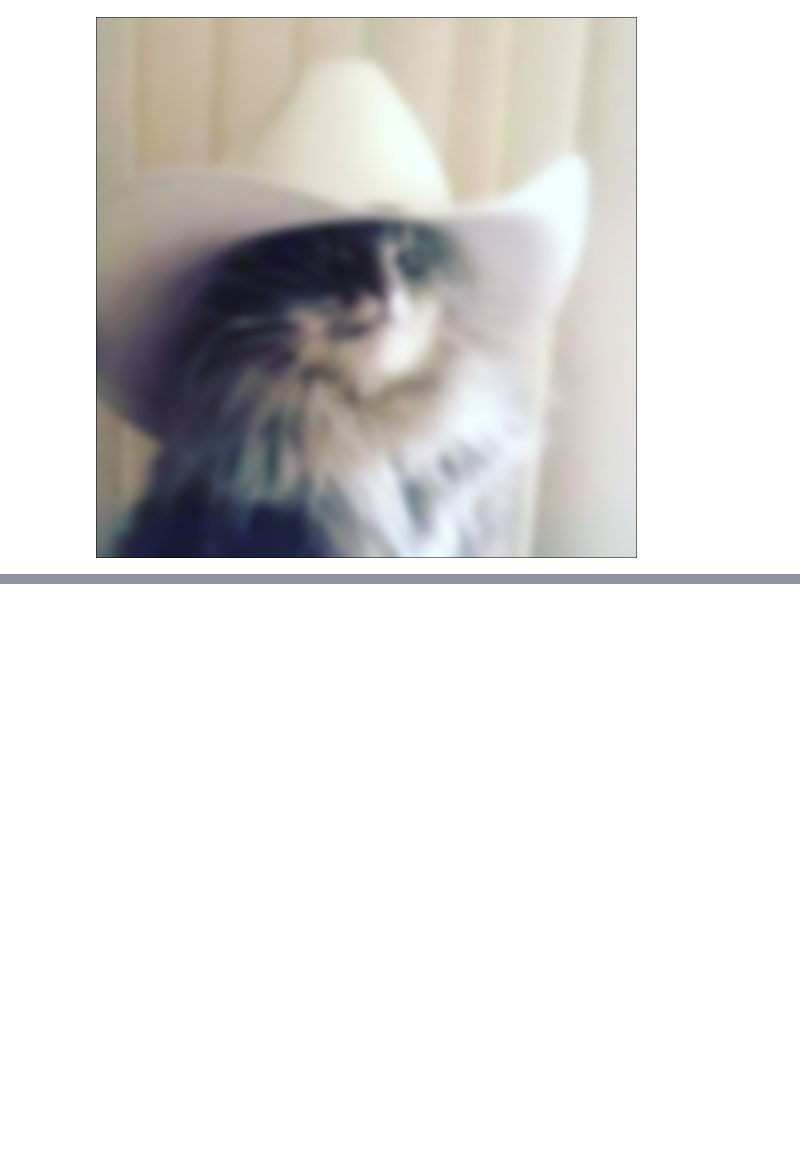
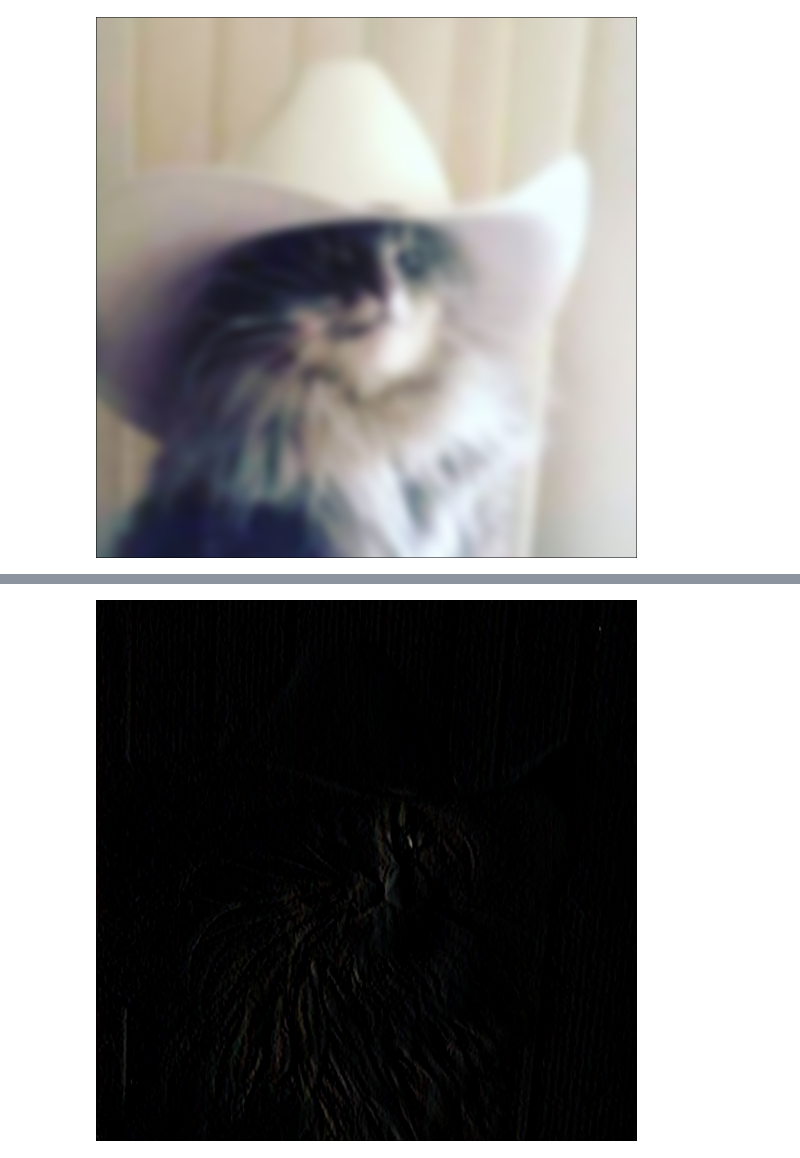
Before and after one commit to arturqg11/Codigos-em-Julia, a Jupyter notebook: Processamento de imagens.ipynb, the cells around one changed output, grey strips where cells are left out. Drawn from its saved outputs; the diff is of its cells as text; code cells hidden in the pictures; blank space fills up the shorter version.

```diff
--- a/Processamento de imagens.ipynb
+++ b/Processamento de imagens.ipynb
@@ -60,0 +85,4 @@ SyntaxError: invalid syntax. Perhaps you forgot a comma? (801302980.py, line 2)
+# %%
+imfilter(imagem_gato, kernel_3)
+# %% [output]
+[figure, added]
```
Also changed, not shown: parts of 6 cells of this notebook.
